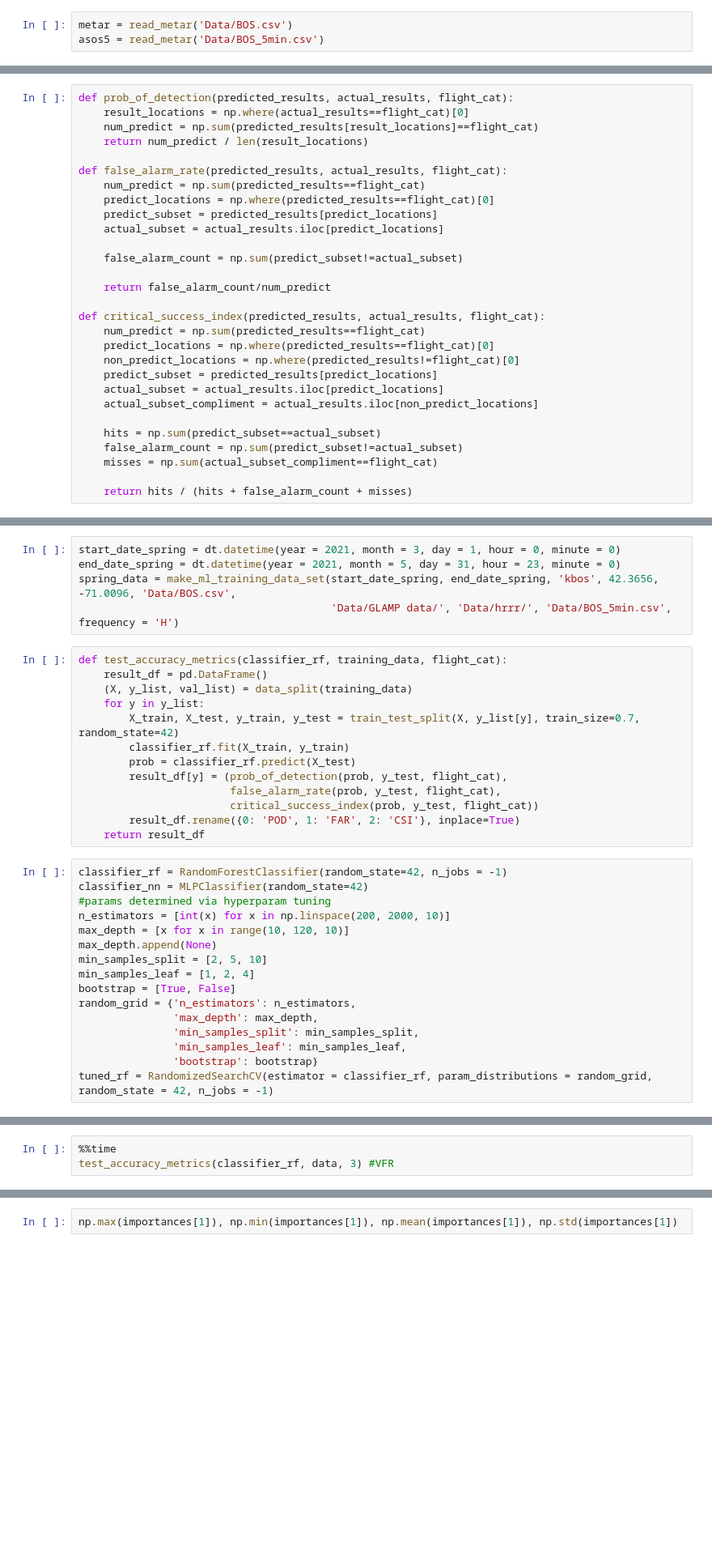
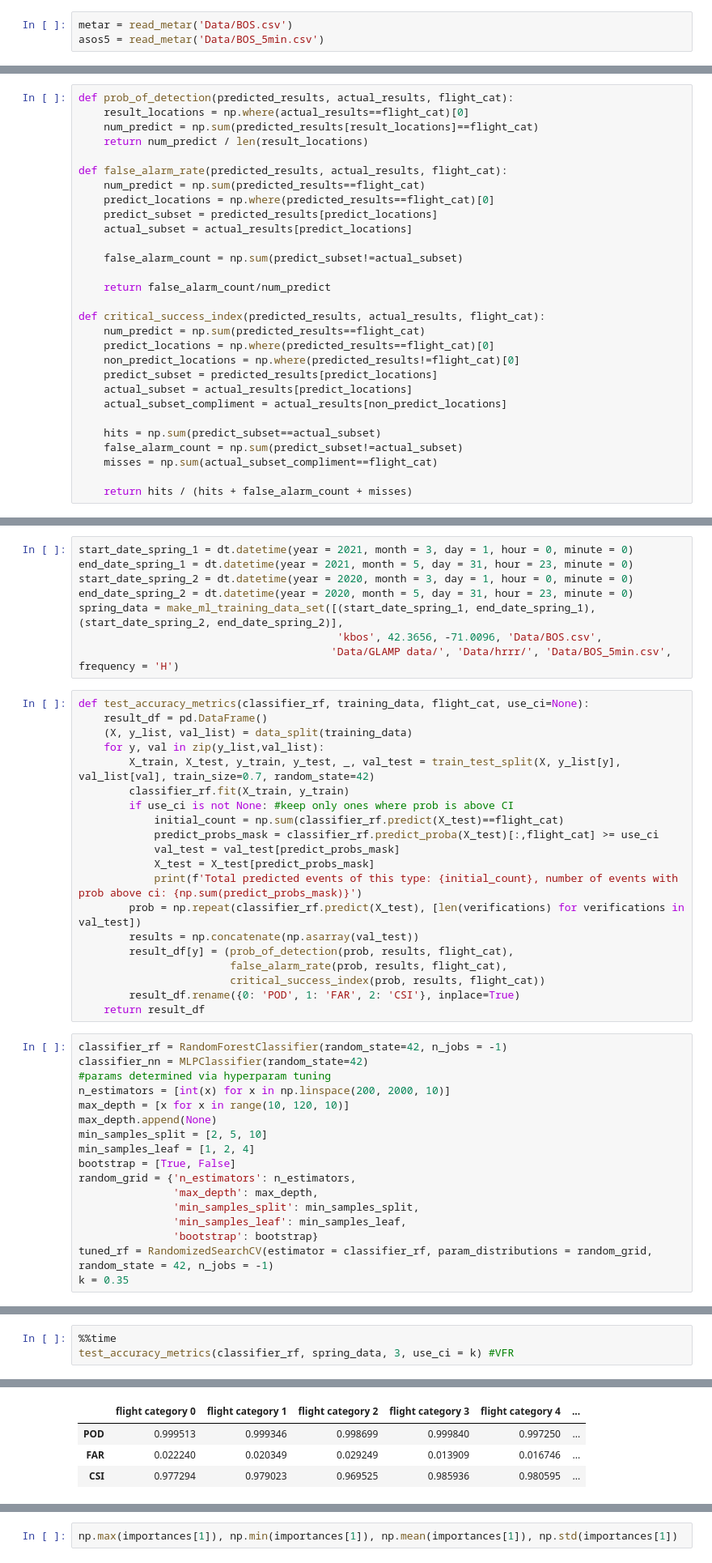
Before and after one commit to bparazin/nwsFlightCategories, a Jupyter notebook: ML prep.ipynb, the cells around one changed output, grey strips where cells are left out. Shown: that part at 81% size. Cells and saved outputs as stored; diff of their text form; blank space fills up the shorter version.

```diff
--- a/ML prep.ipynb
+++ b/ML prep.ipynb
@@ -105,7 +109,7 @@ def false_alarm_rate(predicted_results, actual_results, flight_cat):
     num_predict = np.sum(predicted_results==flight_cat)
     predict_locations = np.where(predicted_results==flight_cat)[0]
     predict_subset = predicted_results[predict_locations]
-    actual_subset = actual_results.iloc[predict_locations]
+    actual_subset = actual_results[predict_locations]
 
     false_alarm_count = np.sum(predict_subset!=actual_subset)
 
@@ -116,8 +120,8 @@ def critical_success_index(predicted_results, actual_results, flight_cat):
     predict_locations = np.where(predicted_results==flight_cat)[0]
     non_predict_locations = np.where(predicted_results!=flight_cat)[0]
     predict_subset = predicted_results[predict_locations]
-    actual_subset = actual_results.iloc[predict_locations]
-    actual_subset_compliment = actual_results.iloc[non_predict_locations]
+    actual_subset = actual_results[predict_locations]
+    actual_subset_compliment = actual_results[non_predict_locations]
 
     hits = np.sum(predict_subset==actual_subset)
     false_alarm_count = np.sum(predict_subset!=actual_subset)
@@ -174,20 +158,30 @@ winter_data = make_ml_training_data_set(start_date_winter, end_date_winter, 'kbo
                                         'Data/GLAMP data/', 'Data/hrrr/', 'Data/BOS_5min.csv', frequency = 'H')
 # %%
-start_date_spring = dt.datetime(year = 2021, month = 3, day = 1, hour = 0, minute = 0)
-end_date_spring = dt.datetime(year = 2021, month = 5, day = 31, hour = 23, minute = 0)
-spring_data = make_ml_training_data_set(start_date_spring, end_date_spring, 'kbos', 42.3656, -71.0096, 'Data/BOS.csv',
+start_date_spring_1 = dt.datetime(year = 2021, month = 3, day = 1, hour = 0, minute = 0)
+end_date_spring_1 = dt.datetime(year = 2021, month = 5, day = 31, hour = 23, minute = 0)
+start_date_spring_2 = dt.datetime(year = 2020, month = 3, day = 1, hour = 0, minute = 0)
+end_date_spring_2 = dt.datetime(year = 2020, month = 5, day = 31, hour = 23, minute = 0)
+spring_data = make_ml_training_data_set([(start_date_spring_1, end_date_spring_1), (start_date_spring_2, end_date_spring_2)],
+                                         'kbos', 42.3656, -71.0096, 'Data/BOS.csv',
                                         'Data/GLAMP data/', 'Data/hrrr/', 'Data/BOS_5min.csv', frequency = 'H')
 # %%
-def test_accuracy_metrics(classifier_rf, training_data, flight_cat):
+def test_accuracy_metrics(classifier_rf, training_data, flight_cat, use_ci=None):
     result_df = pd.DataFrame()
     (X, y_list, val_list) = data_split(training_data)
-    for y in y_list:
-        X_train, X_test, y_train, y_test = train_test_split(X, y_list[y], train_size=0.7, random_state=42)
+    for y, val in zip(y_list,val_list):
+        X_train, X_test, y_train, y_test, _, val_test = train_test_split(X, y_list[y], val_list[val], train_size=0.7, random_state=42)
         classifier_rf.fit(X_train, y_train)
-        prob = classifier_rf.predict(X_test)
-        result_df[y] = (prob_of_detection(prob, y_test, flight_cat),
-                        false_alarm_rate(prob, y_test, flight_cat),
-                        critical_success_index(prob, y_test, flight_cat))
+        if use_ci is not None: #keep only ones where prob is above CI
+            initial_count = np.sum(classifier_rf.predict(X_test)==flight_cat)
+            predict_probs_mask = classifier_rf.predict_proba(X_test)[:,flight_cat] >= use_ci
+            val_test = val_test[predict_probs_mask]
+            X_test = X_test[predict_probs_mask]
+            print(f'Total predicted events of this type: {initial_count}, number of events with prob above ci: {np.sum(predict_probs_mask)}')
+        prob = np.repeat(classifier_rf.predict(X_test), [len(verifications) for verifications in val_test])
+        results = np.concatenate(np.asarray(val_test))
+        result_df[y] = (prob_of_detection(prob, results, flight_cat),
+                        false_alarm_rate(prob, results, flight_cat),
+                        critical_success_index(prob, results, flight_cat))
         result_df.rename({0: 'POD', 1: 'FAR', 2: 'CSI'}, inplace=True)
     return result_df
 # %%
@@ -206,3 +200,4 @@ random_grid = {'n_estimators': n_estimators,
                'min_samples_leaf': min_samples_leaf,
                'bootstrap': bootstrap}
 tuned_rf = RandomizedSearchCV(estimator = classifier_rf, param_distributions = random_grid, random_state = 42, n_jobs = -1)
+k = 0.35
@@ -222,3 +204,4 @@ def test_accuracy_metrics_nfv(classifier_rf, training_data):
 # %%
 %%time
-test_accuracy_metrics(classifier_rf, data, 3) #VFR
+test_accuracy_metrics(classifier_rf, spring_data, 3, use_ci = k) #VFR
+# %% [output]
@@ -224,0 +216,4 @@ test_accuracy_metrics(classifier_rf, data, 3) #VFR
+|  | flight category 0 | flight category 1 | flight category 2 | flight category 3 | flight category 4 | ... |
+| POD | 0.999513 | 0.999346 | 0.998699 | 0.999840 | 0.997250 | ... |
+| FAR | 0.022240 | 0.020349 | 0.029249 | 0.013909 | 0.016746 | ... |
+| CSI | 0.977294 | 0.979023 | 0.969525 | 0.985936 | 0.980595 | ... |
```
Also changed, not shown: parts of 28 cells of this notebook.
